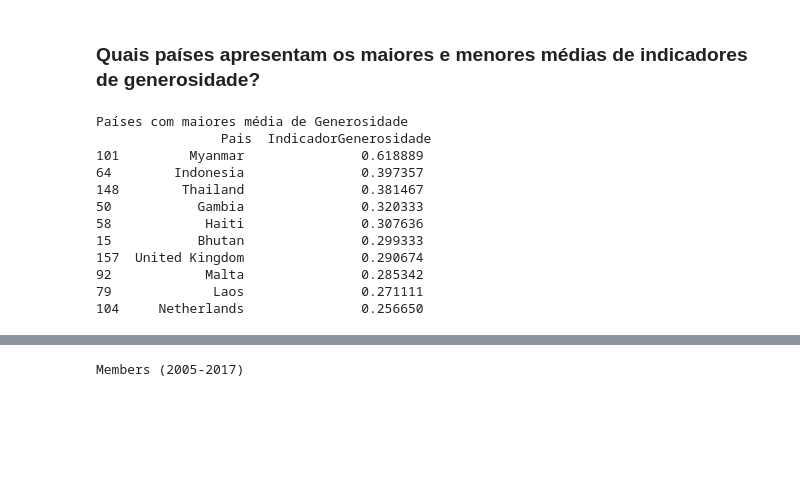
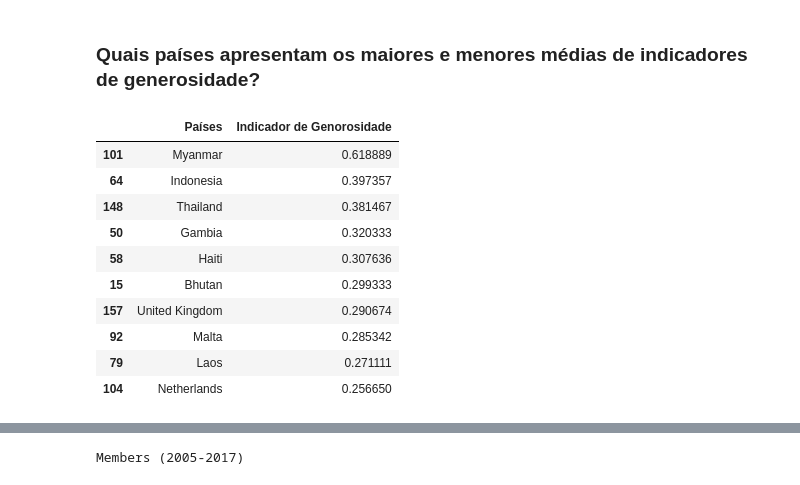
Before and after one commit to anamariapego/AnaliseExploratoria_SocioEconomico, a Jupyter notebook: 02-CodigoFonte/01-AnaliseExploratoriaDosDados/AnaliseExploratoria.ipynb, the cells around one changed output, grey strips where cells are left out. Cells and saved outputs as stored; diff of their text form; code cells hidden in the pictures; blank space fills up the shorter version.

```diff
--- a/02-CodigoFonte/01-AnaliseExploratoriaDosDados/AnaliseExploratoria.ipynb
+++ b/02-CodigoFonte/01-AnaliseExploratoriaDosDados/AnaliseExploratoria.ipynb
@@ -404,23 +404,27 @@ Buscamos o país que teve a menor média de suporte social durante os anos de pe
 # %% [markdown]
 <h3>Quais países apresentam os maiores e menores médias de indicadores de generosidade?</h3>
 # %%
-print("Países com maiores média de Generosidade\n", df_mean.sort_values('IndicadorGenerosidade', ascending=False)[
-    ['Pais', 'IndicadorGenerosidade']].head(10))
+# print("Países com maiores média de Generosidade\n", df_mean.sort_values('IndicadorGenerosidade', ascending=False)[
+#     ['Pais', 'IndicadorGenerosidade']].head(10))
 
 # print( )
 
+df_max = df_mean.sort_values('IndicadorGenerosidade',
+                             ascending=False)[['Pais', 'IndicadorGenerosidade']].head(10)
+df_max = df_max.rename(columns={"Pais": "Países", "IndicadorGenerosidade": "Indicador de Genorosidade"})
+df_max
+
 # print("Países com menores média de Generosidade\n", df_mean.sort_values('IndicadorGenerosidade', ascending=False)[
 #     ['Pais', 'IndicadorGenerosidade']].tail())
 # %% [output]
-Países com maiores média de Generosidade
-                Pais  IndicadorGenerosidade
-101         Myanmar               0.618889
-64        Indonesia               0.397357
-148        Thailand               0.381467
-50           Gambia               0.320333
-58            Haiti               0.307636
-15           Bhutan               0.299333
-157  United Kingdom               0.290674
-92            Malta               0.285342
-79             Laos               0.271111
-104     Netherlands               0.256650
+|  | Países | Indicador de Genorosidade |
+| 101 | Myanmar | 0.618889 |
+| 64 | Indonesia | 0.397357 |
+| 148 | Thailand | 0.381467 |
+| 50 | Gambia | 0.320333 |
+| 58 | Haiti | 0.307636 |
+| 15 | Bhutan | 0.299333 |
+| 157 | United Kingdom | 0.290674 |
+| 92 | Malta | 0.285342 |
+| 79 | Laos | 0.271111 |
+| 104 | Netherlands | 0.256650 |
```
Also changed, not shown: parts of 5 cells of this notebook.
